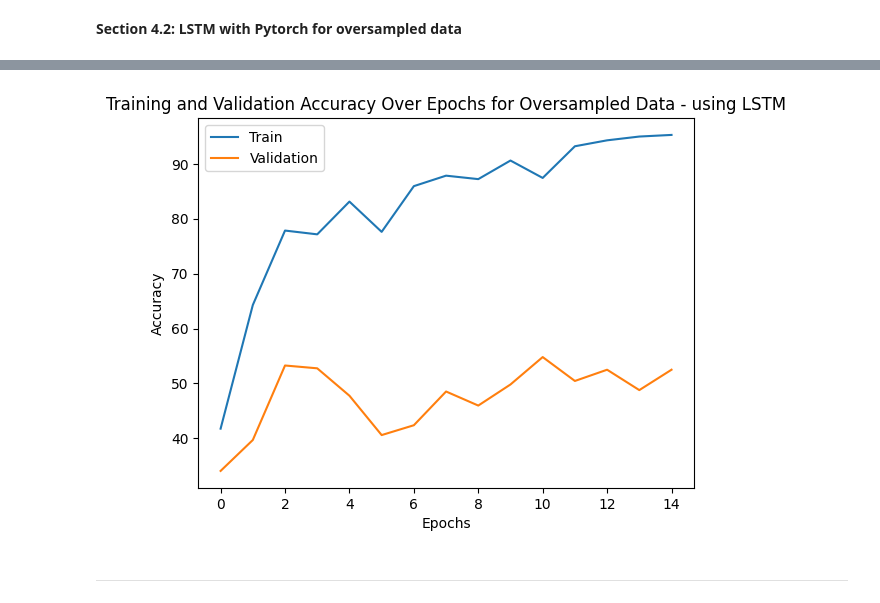
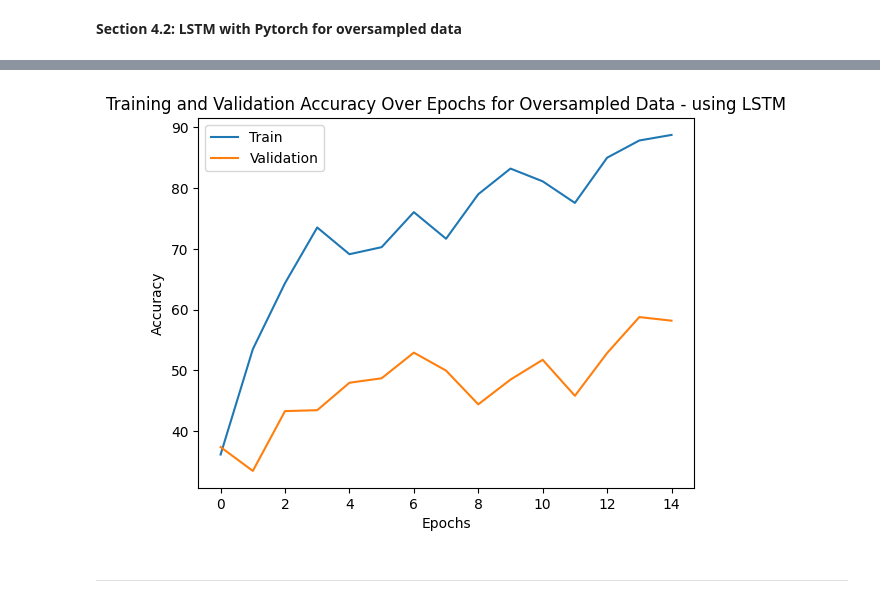
Before and after one commit to IbrahimTGhanem/Datathon5, a Jupyter notebook: Datahon_5_Group_10.ipynb, the cells around one changed output, grey strips where cells are left out. Saved outputs shown, nothing was run; the diff lists cells and outputs as text; code cells hidden in the pictures.

```diff
--- a/Datahon_5_Group_10.ipynb
+++ b/Datahon_5_Group_10.ipynb
@@ -636,7 +636,7 @@ plt.show()
 # %%
 # Hyperparameters
 input_size = X_train.shape[2]
-hidden_size = 256  # Number of hidden units in RNN
+hidden_size = 220  # Number of hidden units in RNN
 num_classes = 13  # For twelve classifications
 epochs = 15
 learning_rate = 0.002
@@ -678,7 +678,7 @@ train_loss_list = []
 
 # Training loop
 for epoch in range(epochs):
-    if epoch % 5 == 0:
+    if epoch % 10 == 0:
         learning_rate *= 0.9  # Learning rate scheduling
 
     per_epoch_loss_list = []
@@ -778,14 +778,14 @@ Epoch 14/15 ---> Train Accuracy: 95.27466036621382%, Validation Accuracy: 52.496
 # %%
-# Plot training and validation accuracy over epochs
+150# Plot training and validation accuracy over epochs
 plt.plot([i for i in range(len(train_accuracy_list))], train_accuracy_list, label="Train")
 plt.plot([i for i in range(len(validation_accuracy_list))], validation_accuracy_list, label="Validation")
 plt.legend(loc="upper left")
 plt.xlabel('Epochs')
 plt.ylabel('Accuracy')
 plt.title('Training and Validation Accuracy Over Epochs for Oversampled Data - using LSTM')
 plt.show()
 # %% [output]
-[figure, old version]
+[figure, new version]
 # %% [markdown]
 ________________________________________________________________________________
 # %% [markdown]
```
Also changed, not shown: parts of 1 cell of this notebook.
